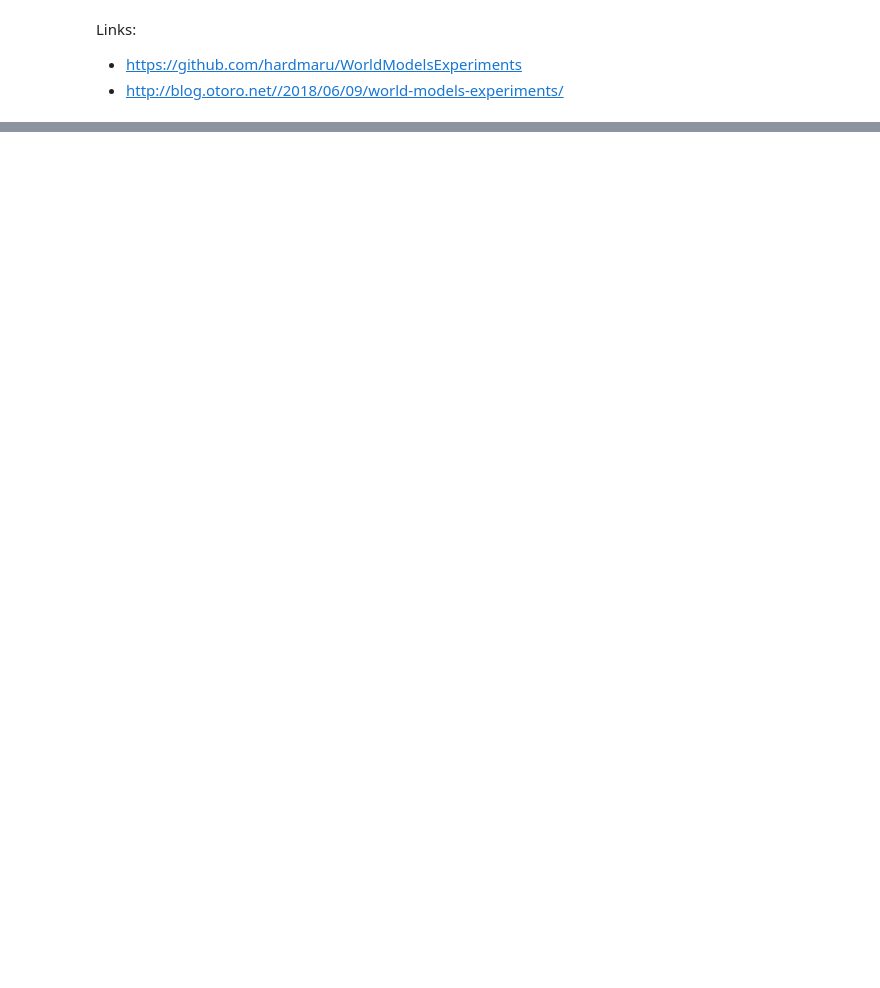
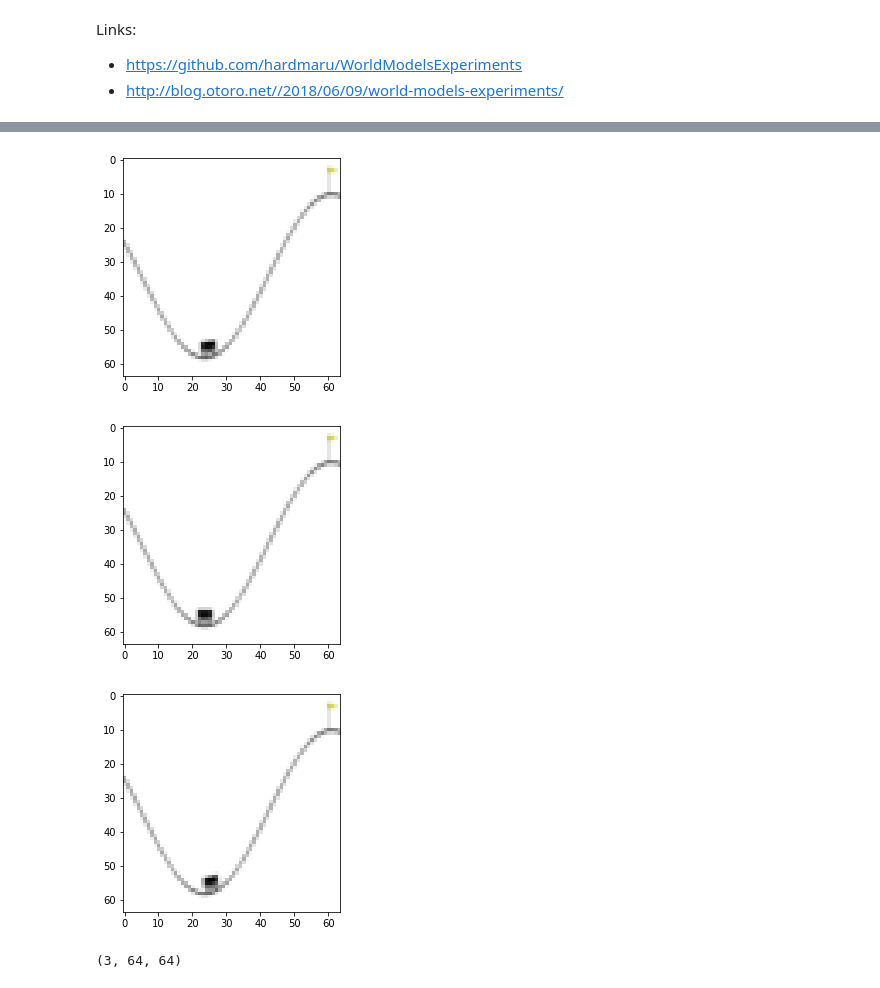
Before and after one commit to alex-faustino/rl-sandbox, a Jupyter notebook: project/agou2_dusad2/code/results.ipynb, the cells around one changed output, grey strips where cells are left out. Saved outputs shown, nothing was run; the diff lists cells and outputs as text; code cells hidden in the pictures; blank space fills up the shorter version.

```diff
--- a/project/agou2_dusad2/code/results.ipynb
+++ b/project/agou2_dusad2/code/results.ipynb
@@ -71,0 +83,10 @@ model.loss(original, decoded, mu, logvar)
+# %%
+for i in [100, 200, 300, 400]:
+    temp = dataset[i].cuda(device).reshape((1, 3, 64, 64))
+    inim = temp[0].detach().cpu().numpy().transpose((1,2,0))
+    outim = model.forward(temp)[1][0].detach().cpu().numpy().transpose((1,2,0))
+    plt.imshow(np.abs(outim-inim))
+    plt.show()
+
+# plt.imshow(outim)
+# plt.show()
@@ -75,0 +104,12 @@ plt.show()
+# %%
+for i in [0, 23, 200]:
+    plt.imshow(dataset[i].detach().cpu().numpy().transpose((1,2,0)))
+    plt.show()
+# %% [output]
+[figure, added]
+[figure, added]
+[figure, added]
+# %%
+Imagedataset[i].detach().cpu().numpy()
+# %% [output]
+(3, 64, 64)
```
Also changed, not shown: parts of 16 cells of this notebook, 8 other files.
